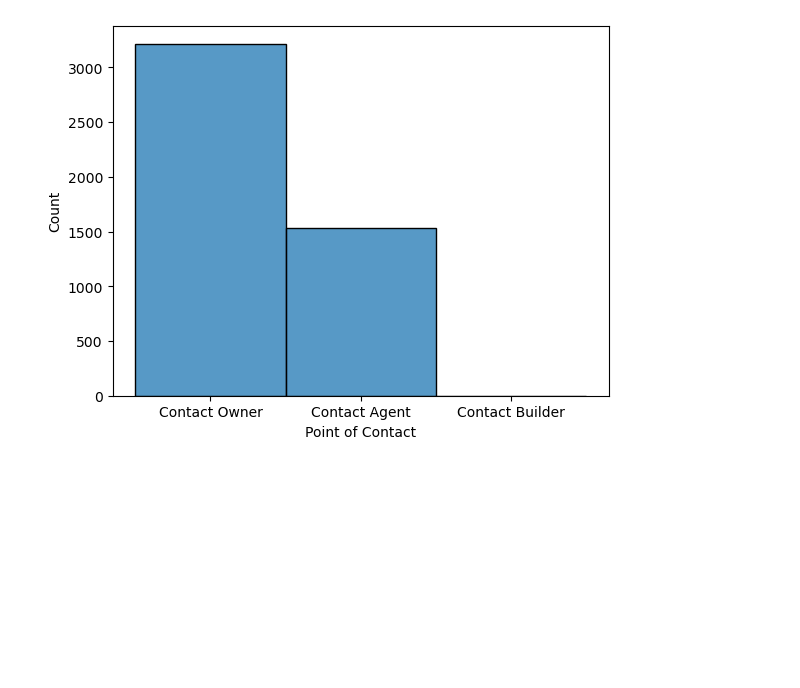
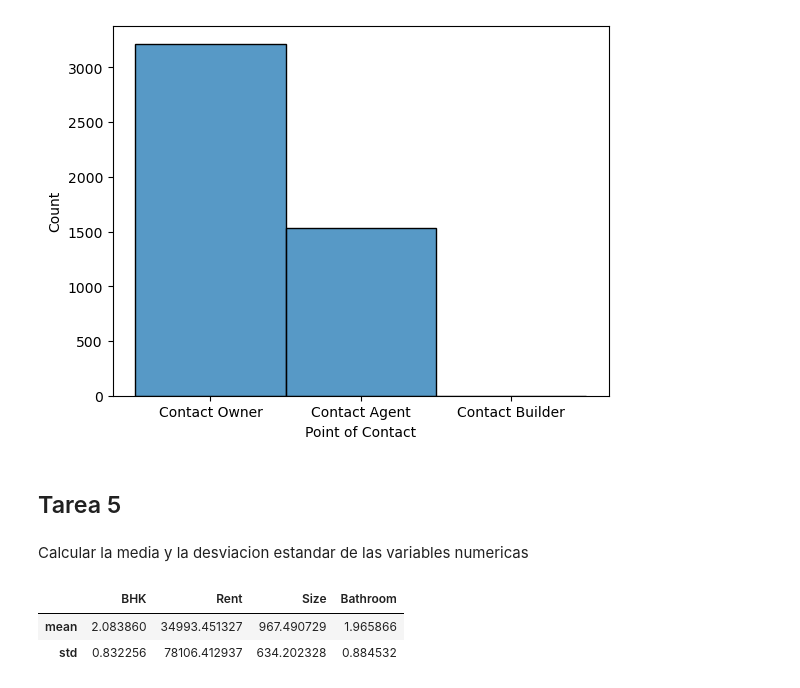
Before and after one commit to jbernalg/Learning_Data, a Jupyter notebook: Course_ML2/Semana_08/JeinffersonBernal_reto7_ML2.ipynb, the cells around one changed output. Cells and saved outputs as stored; diff of their text form; code cells hidden in the pictures; blank space fills up the shorter version.

Commit message:
tarea 5

```diff
--- a/Course_ML2/Semana_08/JeinffersonBernal_reto7_ML2.ipynb
+++ b/Course_ML2/Semana_08/JeinffersonBernal_reto7_ML2.ipynb
@@ -278,3 +278,13 @@ Name: count, dtype: int64
 sns.histplot(df, x='Point of Contact');
 # %% [output]
 [figure]
+# %% [markdown]
+## Tarea 5
+# %% [markdown]
+Calcular la media y la desviacion estandar de las variables numericas
+# %%
+df.select_dtypes(include='number').describe().loc[['mean', 'std']]
+# %% [output]
+|  | BHK | Rent | Size | Bathroom |
+| mean | 2.083860 | 34993.451327 | 967.490729 | 1.965866 |
+| std | 0.832256 | 78106.412937 | 634.202328 | 0.884532 |
```
